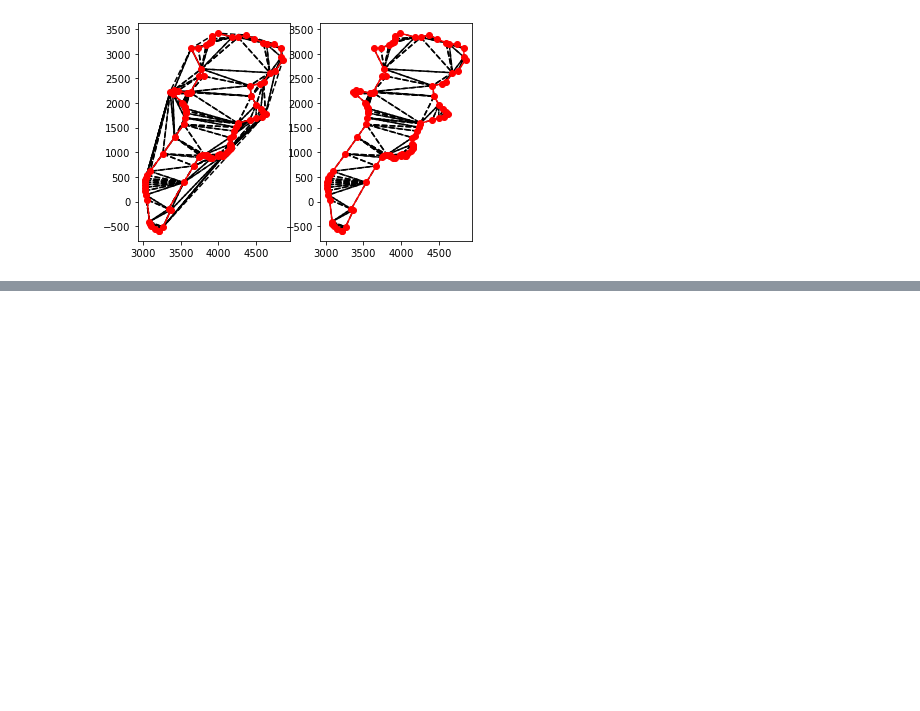
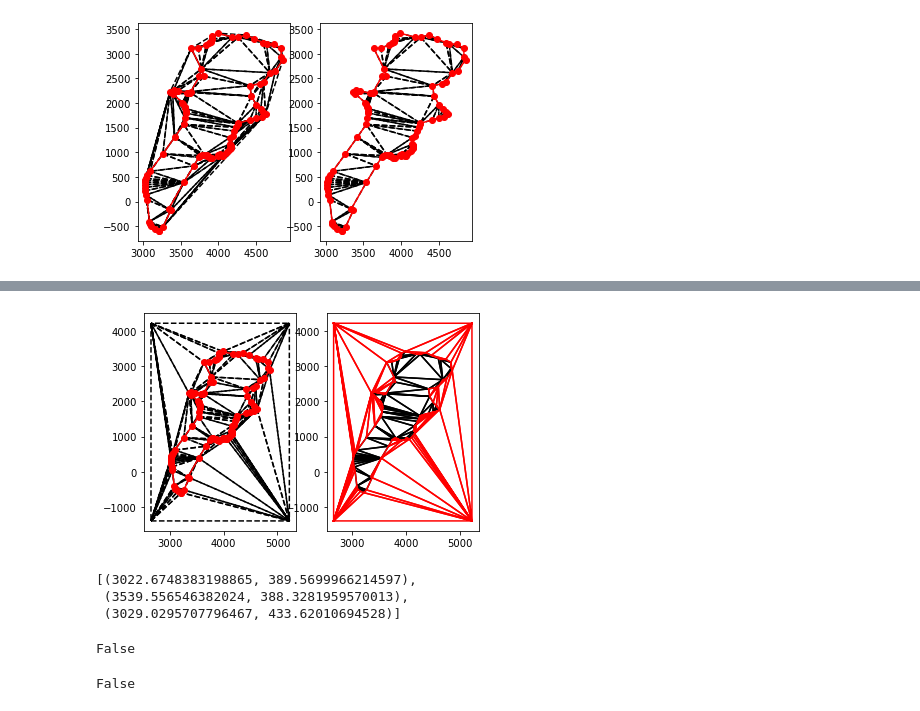
Before and after one commit to pratikluitel/ros-geofencing, a Jupyter notebook: Test notebooks/Breach Detection.ipynb, the cells around one changed output, grey strips where cells are left out. Drawn from its saved outputs; the diff is of its cells as text; code cells hidden in the pictures; blank space fills up the shorter version.

```diff
--- a/Test notebooks/Breach Detection.ipynb
+++ b/Test notebooks/Breach Detection.ipynb
@@ -103,0 +108,39 @@ NameError: name 'poly1' is not defined
+# %%
+# joining bounding box and polygon
+poly1_points = np.array(poly1.exterior.coords)
+
+min_x_points = poly1_points[np.where(poly1_points[:, 0]==min(x))]
+min_point = min_x_points[np.argmin(poly1_points[:, 1])]
+
+shared_line = LineString([Point(delta_box.bounds[:2]), min_point])
+
+merged = poly1.boundary.union(shared_line.union(delta_box.boundary))
+# %%
+merged_delaunay = triangulate(merged)
+inner = [triangle for triangle in merged_delaunay if triangle.within(poly1)]
+outer = [triangle for triangle in merged_delaunay if not triangle.within(poly1)]
+
+plt.subplot(1, 2, 1)
+
+for poly in merged_delaunay:
+   plt.plot(*poly.exterior.xy, 'k--')
+
+plt.plot(*poly1.exterior.xy, 'ro-')
+
+plt.subplot(1, 2, 2)
+
+for poly in inner:
+   plt.plot(*poly.exterior.xy, 'k-')
+
+for poly in outer:
+   plt.plot(*poly.exterior.xy, 'r-')
+
+plt.show()
+# %% [output]
+[figure, added]
+# %%
+list(inner[1].exterior.coords)[:3][2][0]
+# %% [output]
+[(3022.6748383198865, 389.5699966214597),
+ (3539.556546382024, 388.3281959570013),
+ (3029.0295707796467, 433.62010694528)]
@@ -103,0 +162,8 @@ NameError: name 'poly1' is not defined
+# %%
+triangle_occupied(inner[1], Point([3023.6748383198865, 388.5699966214597]))
+# %% [output]
+False
+# %%
+inner[0].touches(inner[6])
+# %% [output]
+False
```
Also changed, not shown: parts of 11 cells of this notebook.
